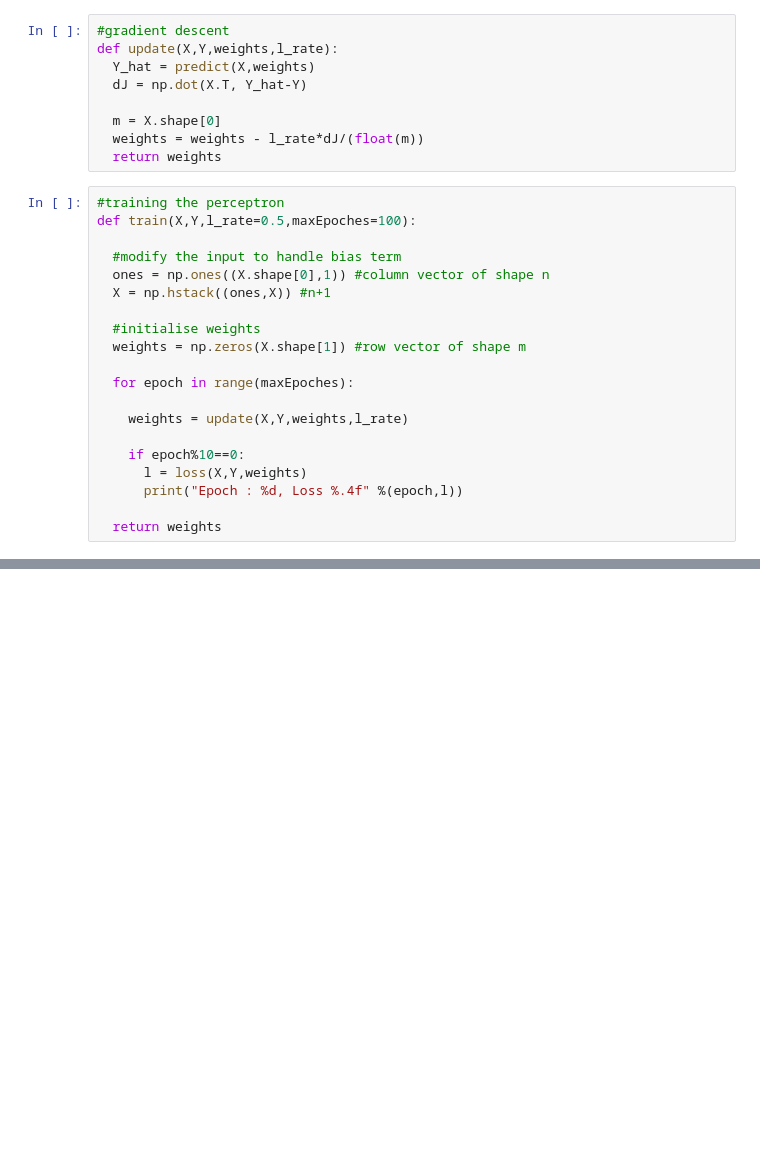
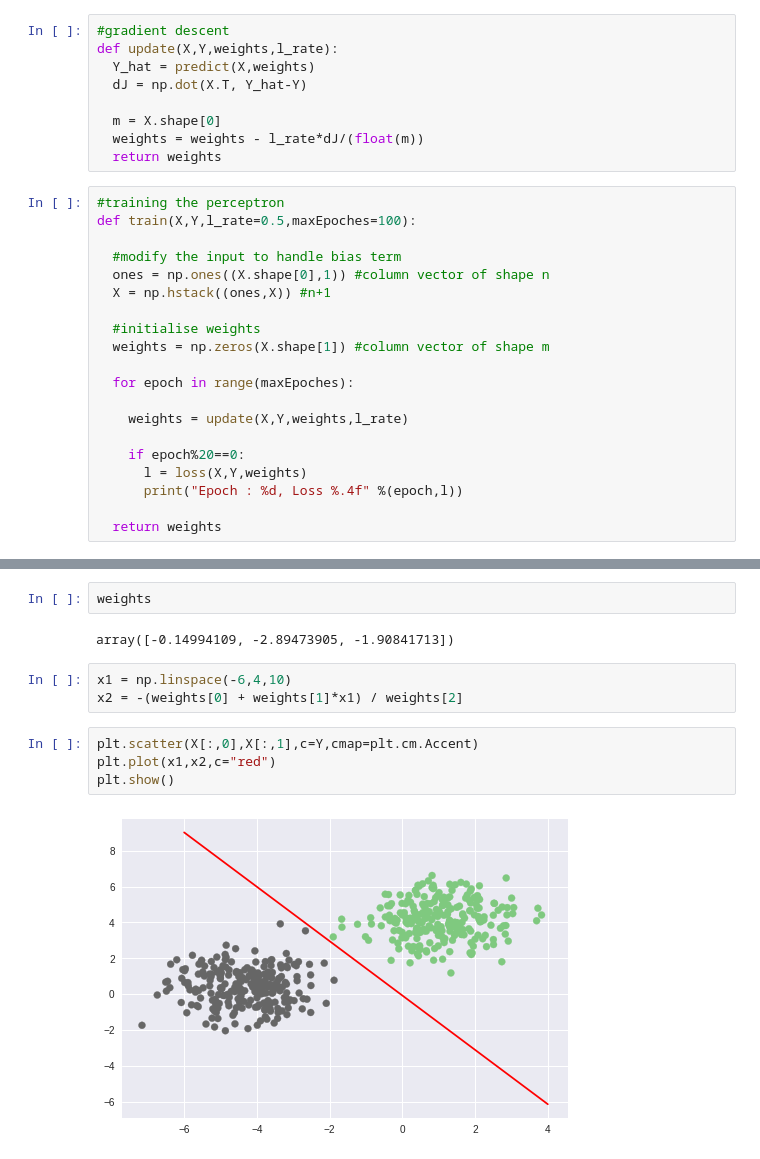
Before and after one commit to anushka-code/Coding-Blocks-ML-DL-, a Jupyter notebook: Perceptron_Implementation.ipynb, the cells around one changed output, grey strips where cells are left out. Cells and saved outputs as stored; diff of their text form; blank space fills up the shorter version.

```diff
--- a/Perceptron_Implementation.ipynb
+++ b/Perceptron_Implementation.ipynb
@@ -56,13 +56,13 @@ def train(X,Y,l_rate=0.5,maxEpoches=100):
   X = np.hstack((ones,X)) #n+1
 
   #initialise weights
-  weights = np.zeros(X.shape[1]) #row vector of shape m
+  weights = np.zeros(X.shape[1]) #column vector of shape m
 
   for epoch in range(maxEpoches):
 
     weights = update(X,Y,weights,l_rate)
 
-    if epoch%10==0:
+    if epoch%20==0:
       l = loss(X,Y,weights)
       print("Epoch : %d, Loss %.4f" %(epoch,l))
 
@@ -90,0 +122,13 @@ Epoch : 540, Loss 0.0000
+# %%
+weights
+# %% [output]
+array([-0.14994109, -2.89473905, -1.90841713])
+# %%
+x1 = np.linspace(-6,4,10)
+x2 = -(weights[0] + weights[1]*x1) / weights[2]
+# %%
+plt.scatter(X[:,0],X[:,1],c=Y,cmap=plt.cm.Accent)
+plt.plot(x1,x2,c="red")
+plt.show()
+# %% [output]
+[figure, added]
```
Also changed, not shown: parts of 8 cells of this notebook.
